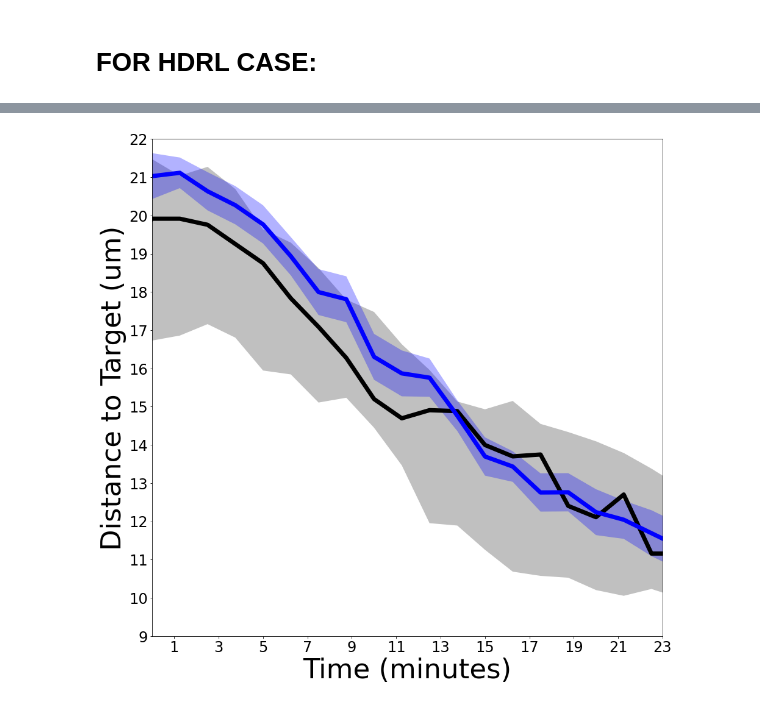
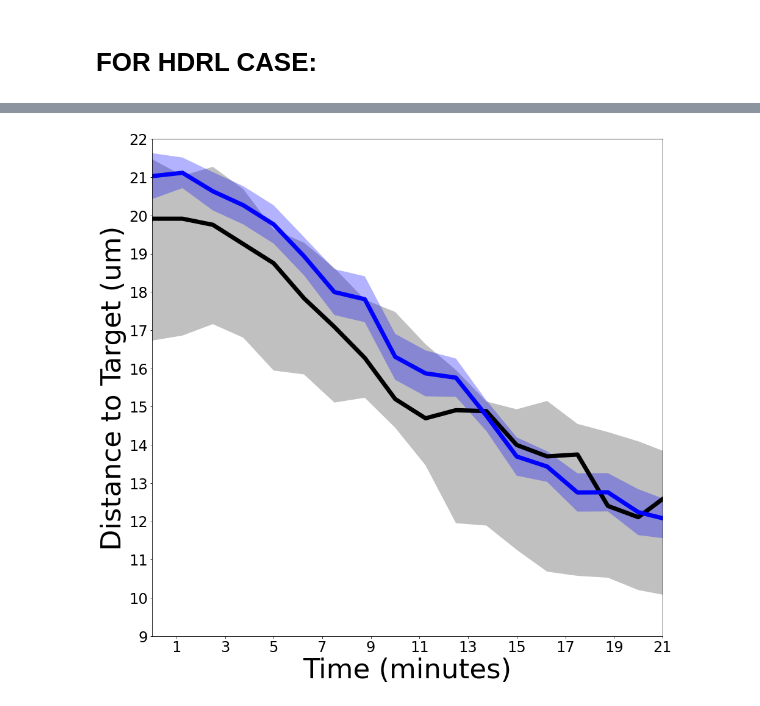
Before and after one commit to Joseph960616/CellMigrationGym, a Jupyter notebook: simulation_data_visualization.ipynb, the cells around one changed output, grey strips where cells are left out. Cells and saved outputs as stored; diff of their text form; code cells hidden in the pictures.

```diff
--- a/simulation_data_visualization.ipynb
+++ b/simulation_data_visualization.ipynb
@@ -372,29 +372,29 @@ plt.show()
 # %%
 #Plot distance to target plot for embryo 3
 EM = 2
 em_dist = np.load('./HDRL/saved_data/em1_dist.npy')
 em_region = np.load('./HDRL/saved_data/em1_region.npy')
 fig = plt.figure(figsize=(15,15))
 plt.fill_between([time_resolution_2D * k for k in range(len(distances_lower))], \
                  distances_upper, distances_lower, facecolor='silver', interpolate=True)
 
 plt.plot([time_resolution_2D * k for k in range(len(distances_shifted[EM]))],distances_shifted[EM],linewidth = 7,c = 'black')
 plt.plot([time_resolution_2D * k for k in range(len(em_dist))],em_dist,linewidth = 7,c = 'b')
 
 plt.fill_between([time_resolution_2D * k for k in range(len(em_dist))], \
                  em_region[0], em_region[1], facecolor='blue', interpolate=True, alpha=0.3)
 
 # plt.title("Distance to target cell over time")
 plt.xlabel("Time (minutes)", fontsize = 45)
 plt.ylabel("Distance to Target (um)",fontsize = 45)
 plt.xticks(ticks = np.arange(0,45,2),labels = np.arange(-15,30,2),fontsize=24)
 # plt.yticks(ticks = np.arange(0,90,4),labels = np.arange(0*0.254,90*0.254,4*0.254).astype(int),fontsize = 24)
 plt.yticks(ticks = np.arange(0,24),fontsize=24)
-plt.xlim(xmin =15, xmax = 38)
+plt.xlim(xmin =15, xmax = 36)
 # plt.ylim(ymin = 35, ymax = 90)
 plt.ylim(ymin = 9, ymax = 22)
 
 # plt.legend(fontsize = 45)
 plt.show()
 # %% [output]
-[figure, old version]
+[figure, new version]
```
Also changed, not shown: parts of 6 cells of this notebook, 6 other files.
